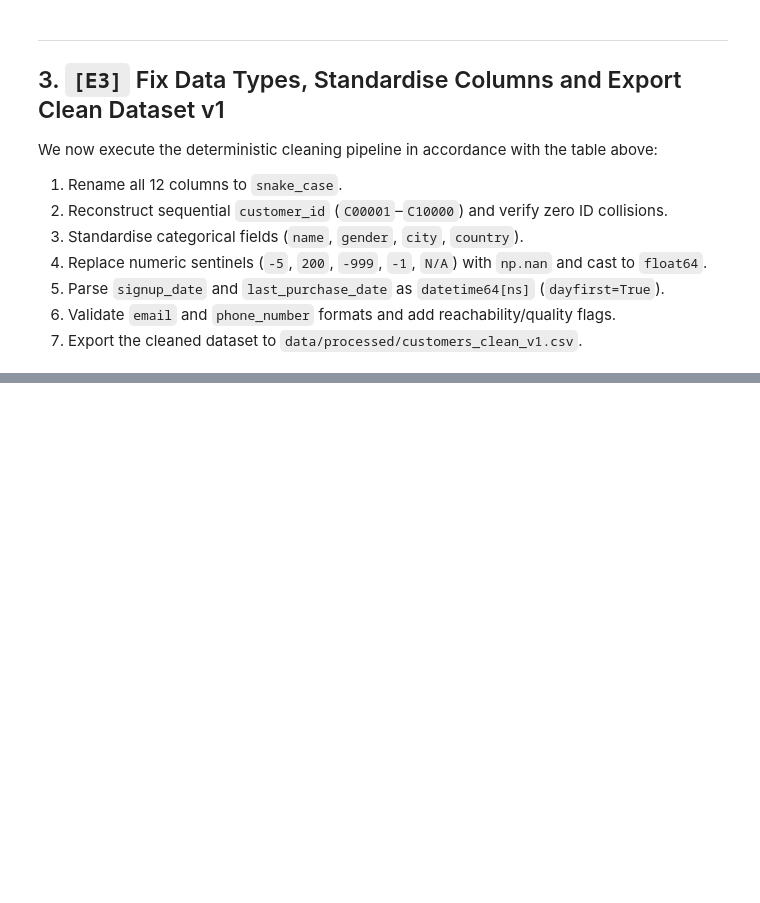
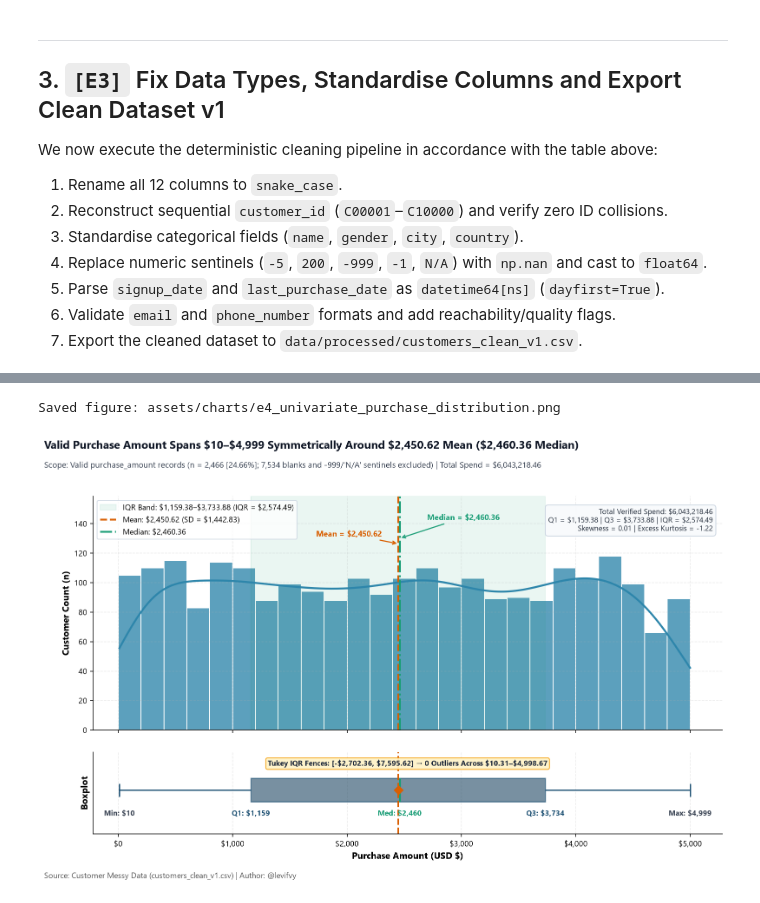
Before and after one commit to IA-P1-BCN/ai_project_EDA_Levi_Flores, a Jupyter notebook: notebooks/01_eda_customers.ipynb, the cells around one changed output, grey strips where cells are left out. Cells and saved outputs as stored; diff of their text form; code cells hidden in the pictures; blank space fills up the shorter version.

```diff
--- a/notebooks/01_eda_customers.ipynb
+++ b/notebooks/01_eda_customers.ipynb
@@ -325,0 +412,7 @@ Inverted dates (last_purchase_date < signup_date): 829
+# %%
+fig_e4_spend = plot_e4_purchase_distribution(df_v1, save=True)
+plt.show()
+plt.close(fig_e4_spend)
+# %% [output]
+Saved figure: assets/charts/e4_univariate_purchase_distribution.png
+[figure, added]
```
Also changed, not shown: parts of 27 cells of this notebook, 3 other files.
